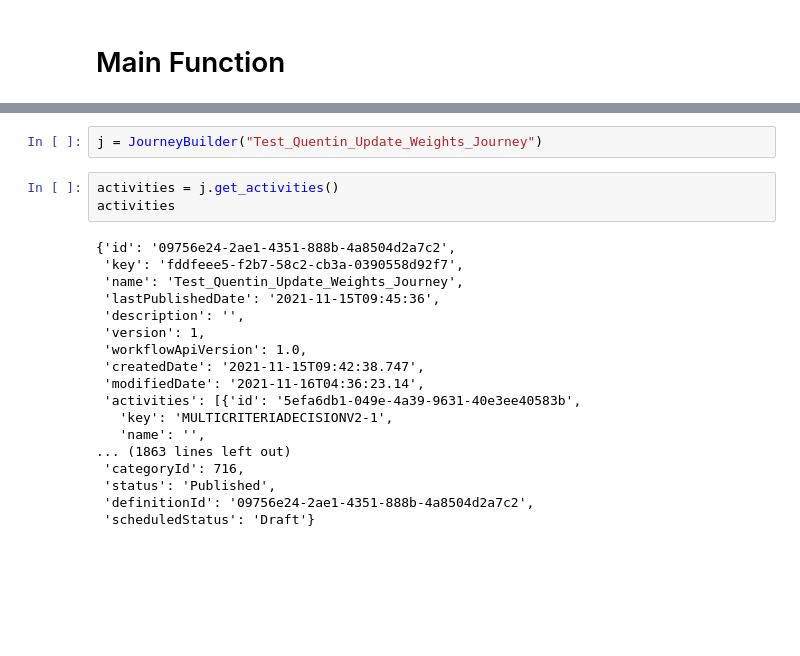
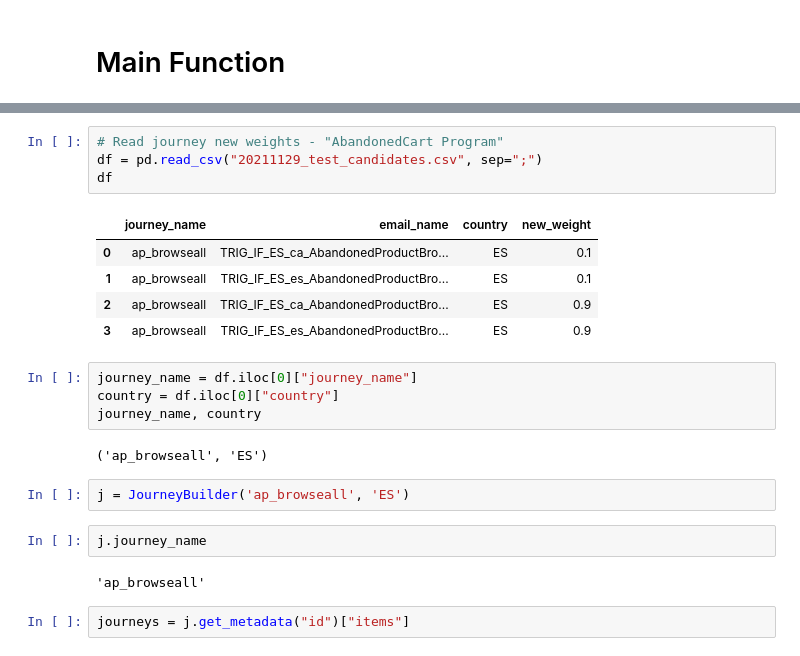
Before and after one commit to quentinb28/journey-builder-api, a Jupyter notebook: Journey Builder API class.ipynb, the cells around one changed output, grey strips where cells are left out. Cells and saved outputs as stored; diff of their text form; blank space fills up the shorter version.

```diff
--- a/Journey Builder API class.ipynb
+++ b/Journey Builder API class.ipynb
@@ -438,23 +496,24 @@ Test_Quentin_Update_Weights_Journey Resumed Success..
-# %%
-j = JourneyBuilder("Test_Quentin_Update_Weights_Journey")
-# %%
-activities = j.get_activities()
-activities
-# %% [output]
-{'id': '09756e24-2ae1-4351-888b-4a8504d2a7c2',
- 'key': 'fddfeee5-f2b7-58c2-cb3a-0390558d92f7',
- 'name': 'Test_Quentin_Update_Weights_Journey',
- 'lastPublishedDate': '2021-11-15T09:45:36',
- 'description': '',
- 'version': 1,
- 'workflowApiVersion': 1.0,
- 'createdDate': '2021-11-15T09:42:38.747',
- 'modifiedDate': '2021-11-16T04:36:23.14',
- 'activities': [{'id': '5efa6db1-049e-4a39-9631-40e3ee40583b',
-   'key': 'MULTICRITERIADECISIONV2-1',
-   'name': '',
-... (1863 lines left out)
- 'categoryId': 716,
- 'status': 'Published',
- 'definitionId': '09756e24-2ae1-4351-888b-4a8504d2a7c2',
- 'scheduledStatus': 'Draft'}
+# %%
+# Read journey new weights - "AbandonedCart Program"
+df = pd.read_csv("20211129_test_candidates.csv", sep=";")
+df
+# %% [output]
+|  | journey_name | email_name | country | new_weight |
+| 0 | ap_browseall | TRIG_IF_ES_ca_AbandonedProductBro... | ES | 0.1 |
+| 1 | ap_browseall | TRIG_IF_ES_es_AbandonedProductBro... | ES | 0.1 |
+| 2 | ap_browseall | TRIG_IF_ES_ca_AbandonedProductBro... | ES | 0.9 |
+| 3 | ap_browseall | TRIG_IF_ES_es_AbandonedProductBro... | ES | 0.9 |
+# %%
+journey_name = df.iloc[0]["journey_name"]
+country = df.iloc[0]["country"]
+journey_name, country
+# %% [output]
+('ap_browseall', 'ES')
+# %%
+j = JourneyBuilder('ap_browseall', 'ES')
+# %%
+j.journey_name
+# %% [output]
+'ap_browseall'
+# %%
+journeys = j.get_metadata("id")["items"]
```
Also changed, not shown: parts of 23 cells of this notebook.
